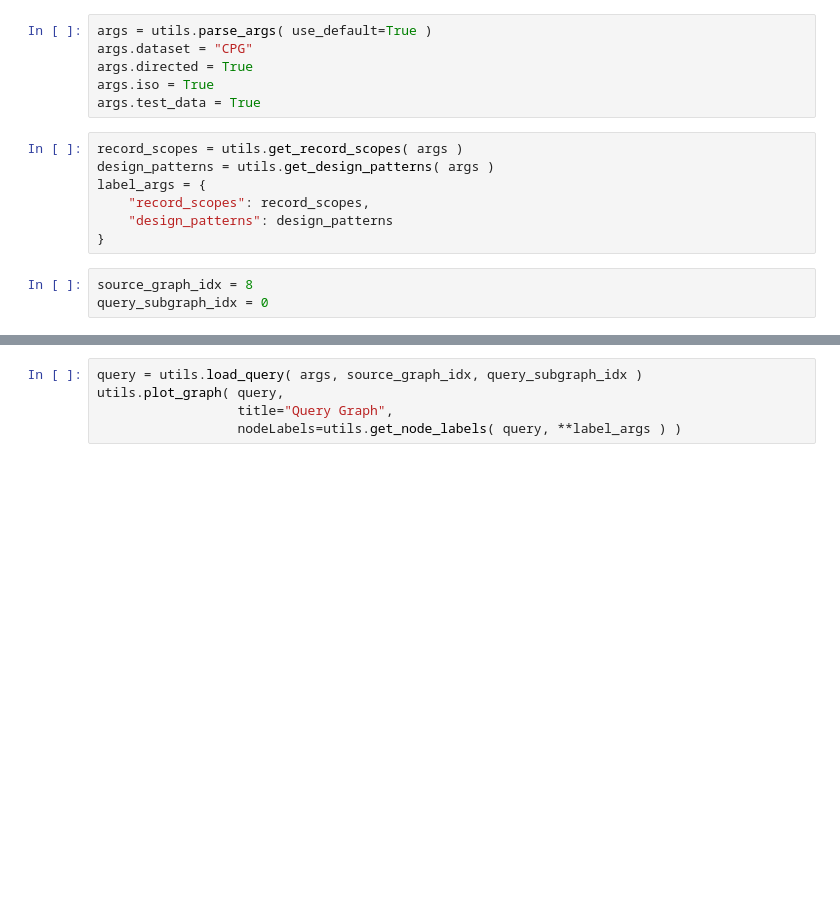
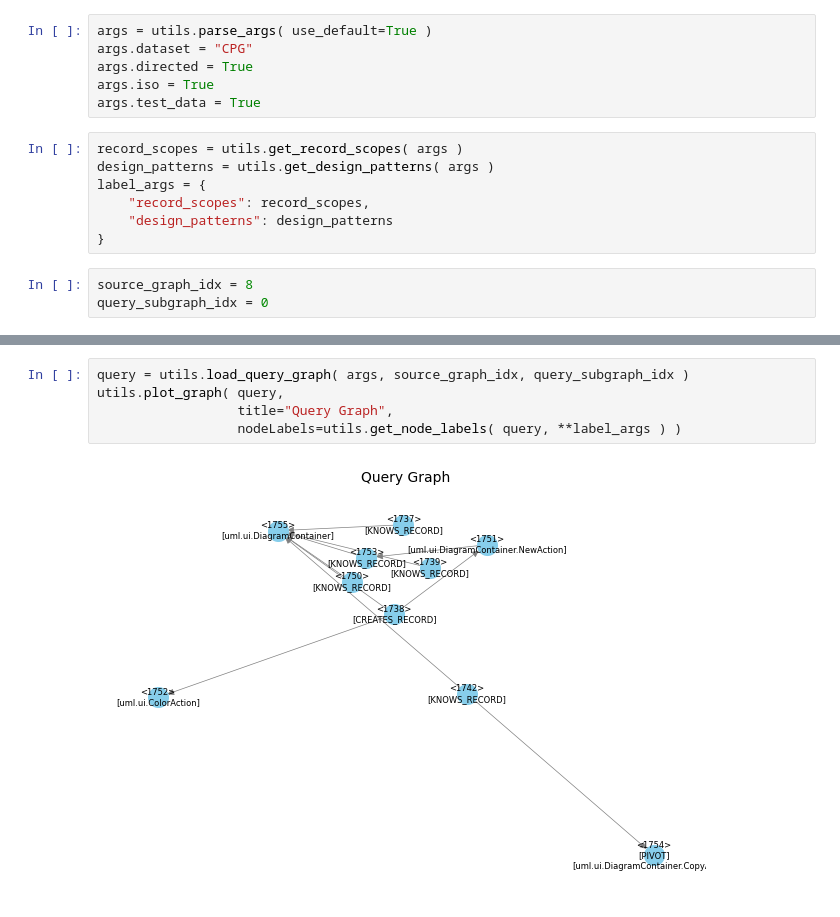
Before and after one commit to DerJeanjour/dpd-subgraph-matching, a Jupyter notebook: matching/glema/notebooks/explore_data.ipynb, the cells around one changed output, grey strips where cells are left out. Drawn from its saved outputs; the diff is of its cells as text; blank space fills up the shorter version.

Commit message:
preserve pivot node in iso subgraphs and fix some generation bugs

```diff
--- a/matching/glema/notebooks/explore_data.ipynb
+++ b/matching/glema/notebooks/explore_data.ipynb
@@ -28,8 +30,10 @@ utils.plot_graph( source,
 # %%
-query = utils.load_query( args, source_graph_idx, query_subgraph_idx )
+query = utils.load_query_graph( args, source_graph_idx, query_subgraph_idx )
 utils.plot_graph( query,
                   title="Query Graph",
                   nodeLabels=utils.get_node_labels( query, **label_args ) )
+# %% [output]
+[figure, added]
 # %%
 matching_colors = {
     2: "purple",
```
Also changed, not shown: parts of 3 cells of this notebook, 5 other files.
